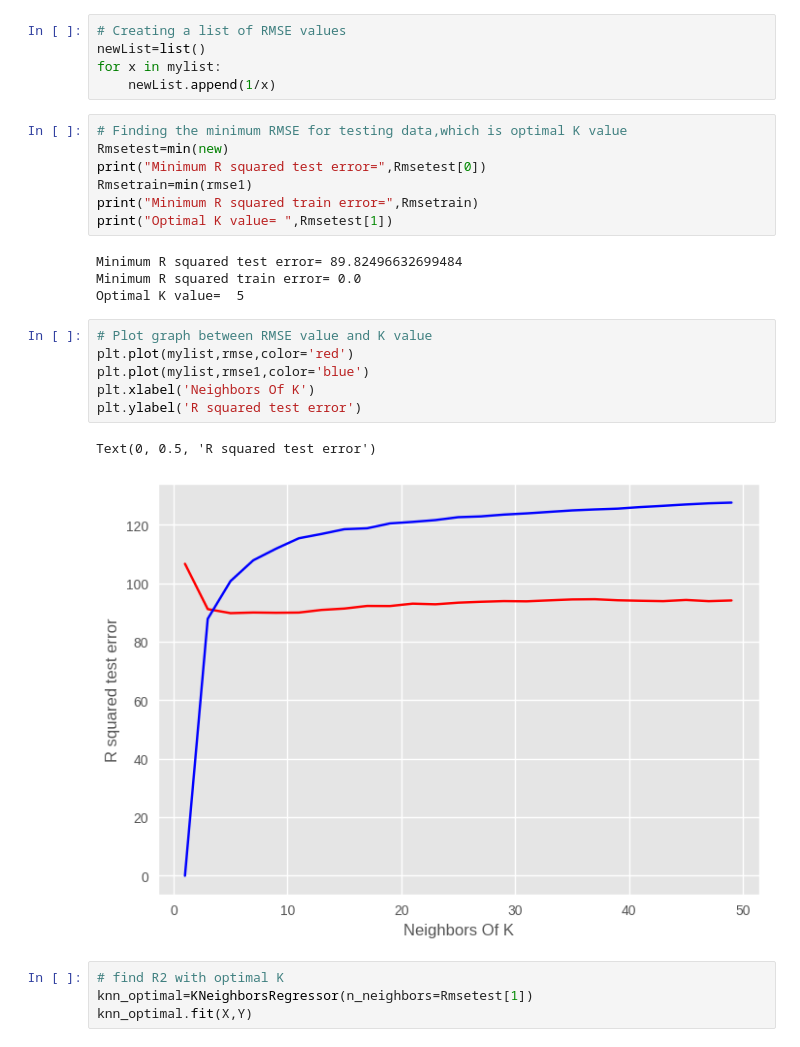
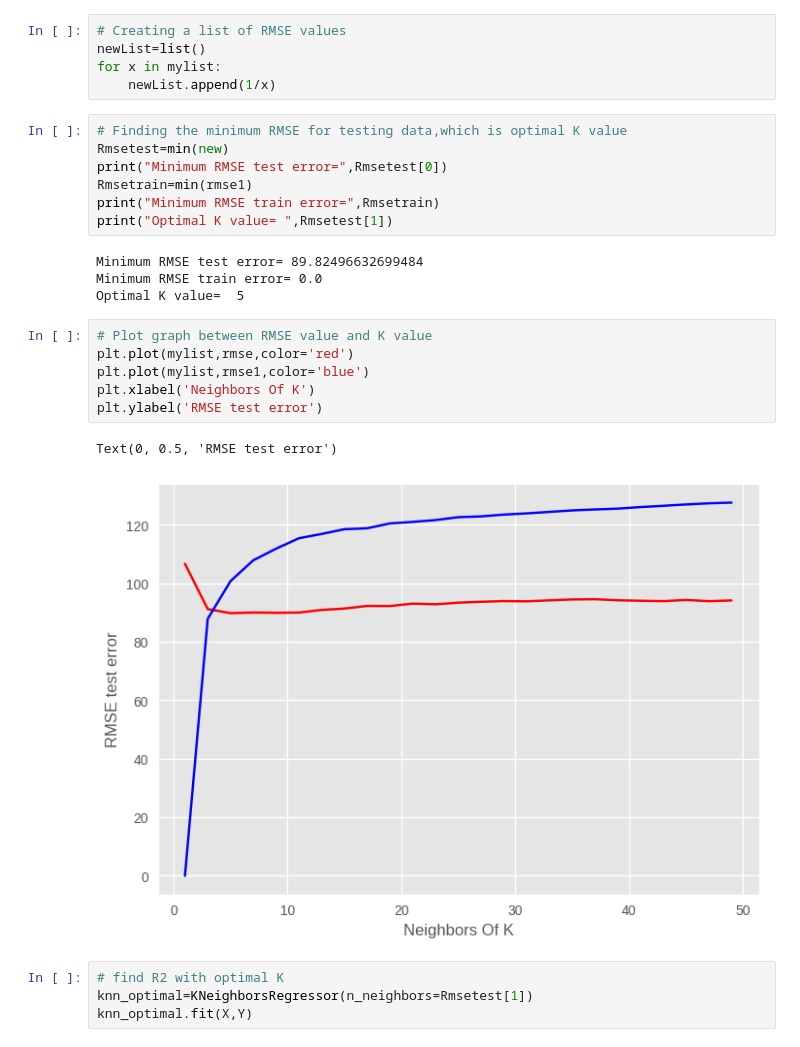
Before and after one commit to shipleydm/IS8036_PROJECT, a Jupyter notebook: IS8036.ipynb, the cells around one changed output. Cells and saved outputs as stored; diff of their text form.

```diff
--- a/IS8036.ipynb
+++ b/IS8036.ipynb
@@ -1010,23 +1132,23 @@ for x in mylist:
 # %%
 # Finding the minimum RMSE for testing data,which is optimal K value
 Rmsetest=min(new)
-print("Minimum R squared test error=",Rmsetest[0])
+print("Minimum RMSE test error=",Rmsetest[0])
 Rmsetrain=min(rmse1)
-print("Minimum R squared train error=",Rmsetrain)
+print("Minimum RMSE train error=",Rmsetrain)
 print("Optimal K value= ",Rmsetest[1])
 # %% [output]
-Minimum R squared test error= 89.82496632699484
-Minimum R squared train error= 0.0
+Minimum RMSE test error= 89.82496632699484
+Minimum RMSE train error= 0.0
 Optimal K value=  5
 # %%
 # Plot graph between RMSE value and K value
 plt.plot(mylist,rmse,color='red')
 plt.plot(mylist,rmse1,color='blue')
 plt.xlabel('Neighbors Of K')
-plt.ylabel('R squared test error')
+plt.ylabel('RMSE test error')
 # %% [output]
-Text(0, 0.5, 'R squared test error')
+Text(0, 0.5, 'RMSE test error')
-[figure, old version]
+[figure, new version]
 # %%
 # find R2 with optimal K
 knn_optimal=KNeighborsRegressor(n_neighbors=Rmsetest[1])
```
Also changed, not shown: parts of 50 cells of this notebook.
